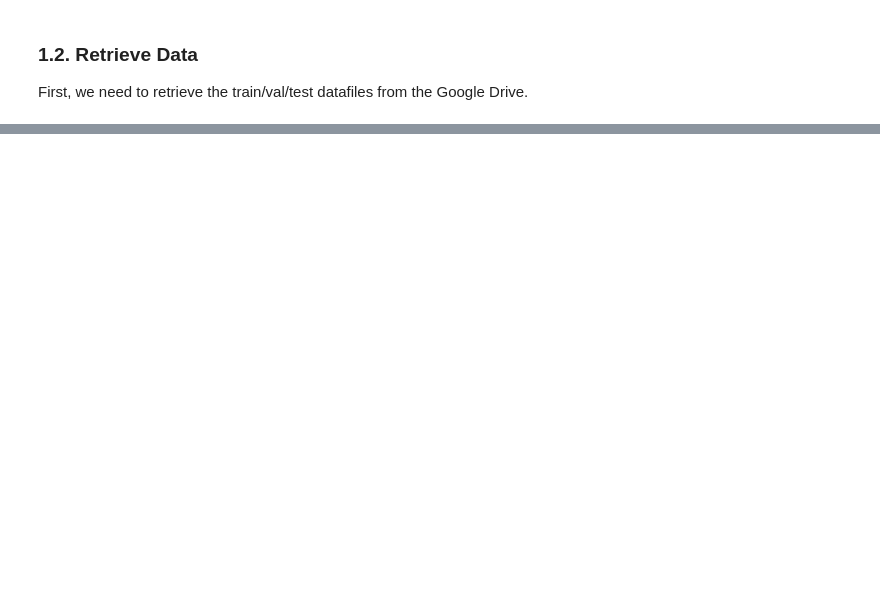
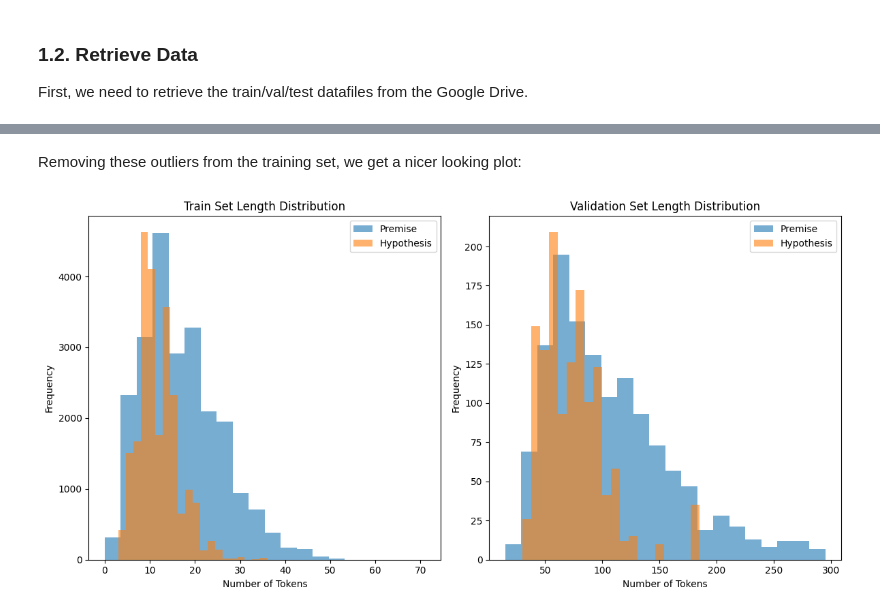
Before and after one commit to MahitGtg/nlp-project, a Jupyter notebook: read_data.ipynb, the cells around one changed output, grey strips where cells are left out. Cells and saved outputs as stored; diff of their text form; code cells hidden in the pictures; blank space fills up the shorter version.

```diff
--- a/read_data.ipynb
+++ b/read_data.ipynb
@@ -73,0 +167,14 @@ As seen above, the data contains characters that requires cleaning before passin
+# %%
+glove_embeddings = api.load("glove-twitter-100")
+
+emb_dim = glove_embeddings.vector_size
+emb_table = []
+for i, word in enumerate(vocab):
+    if word in glove_embeddings:
+        emb_table.append(glove_embeddings[word])
+    else:
+        emb_table.append(np.zeros(emb_dim))
+
+emb_table = np.array(emb_table)
+emb_table.shape
+del glove_embeddings
@@ -73,0 +250,29 @@ As seen above, the data contains characters that requires cleaning before passin
+# %% [markdown]
+Removing these outliers from the training set, we get a nicer looking plot:
+# %%
+X_train = X_train.drop(X_train.index[largest_prem])
+y_train = y_train.drop(y_train.index[largest_prem])
+
+train_prem_lengths = [len(premise) for premise in X_train['premise']]
+fig, axs = plt.subplots(1, 2, figsize=(12, 6))
+
+# Train set
+axs[0].hist(train_prem_lengths, bins=20, alpha=0.6, label='Premise')
+axs[0].hist(train_hyp_lengths, bins=20, alpha=0.6, label='Hypothesis')
+axs[0].set_title("Train Set Length Distribution")
+axs[0].set_xlabel("Number of Tokens")
+axs[0].set_ylabel("Frequency")
+axs[0].legend()
+
+# Validation set
+axs[1].hist(val_prem_lengths, bins=20, alpha=0.6, label='Premise')
+axs[1].hist(val_hyp_lengths, bins=20, alpha=0.6, label='Hypothesis')
+axs[1].set_title("Validation Set Length Distribution")
+axs[1].set_xlabel("Number of Tokens")
+axs[1].set_ylabel("Frequency")
+axs[1].legend()
+
+plt.tight_layout()
+plt.show()
+# %% [output]
+[figure, added]
```
Also changed, not shown: parts of 24 cells of this notebook, 1 other file.
